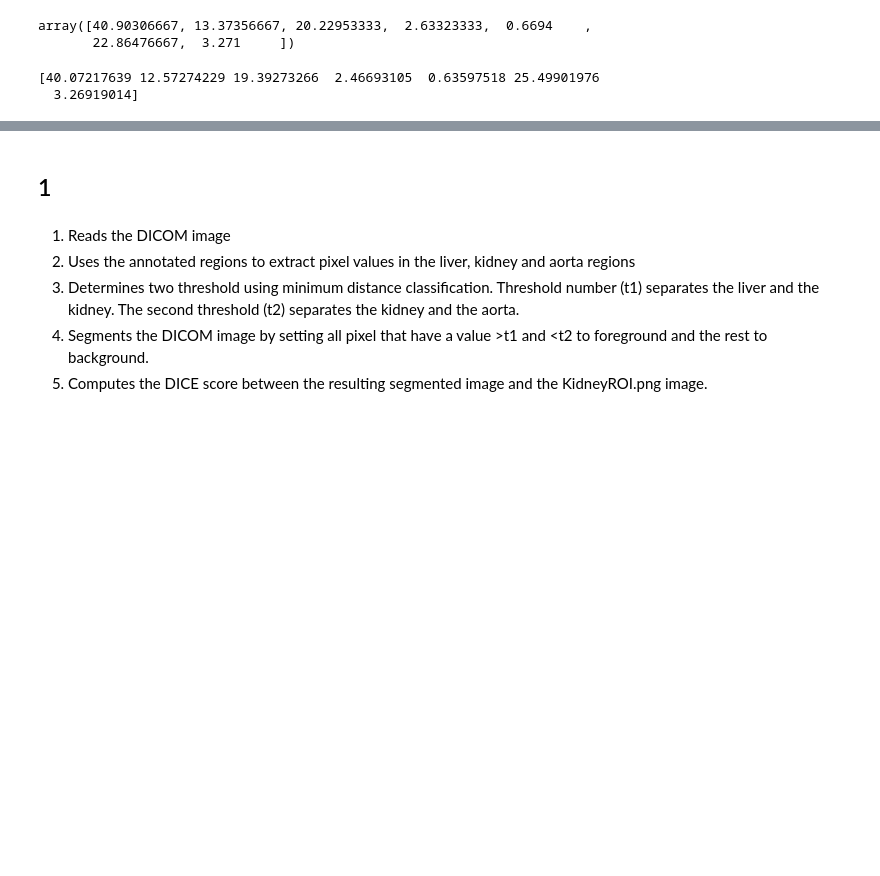
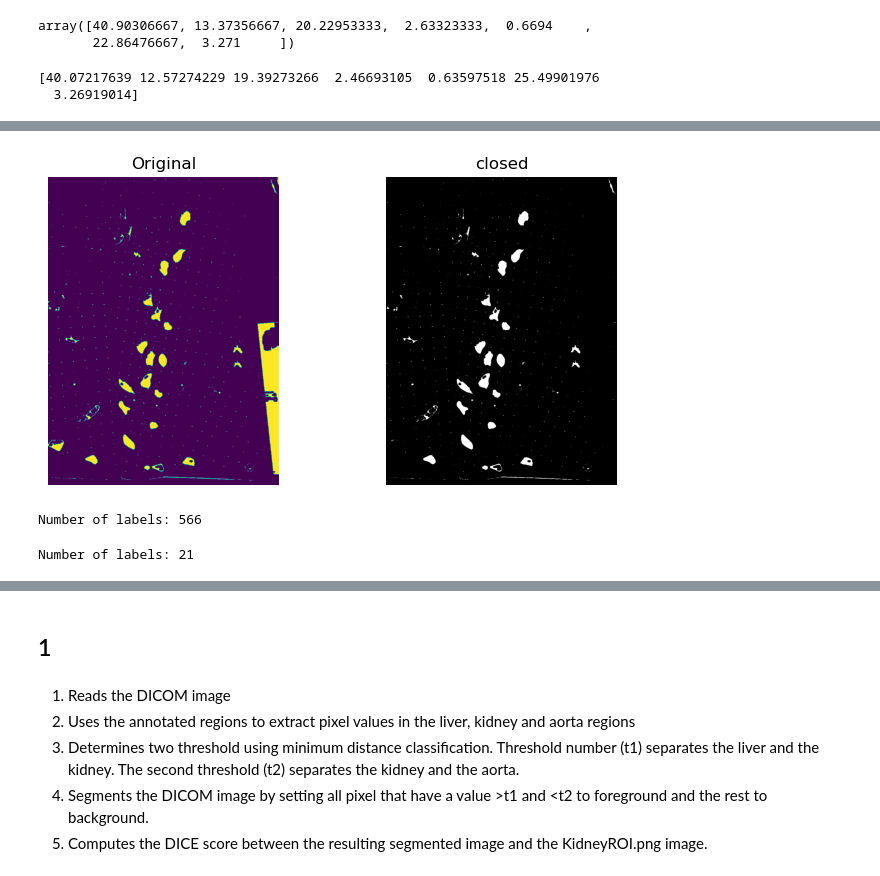
Before and after one commit to magolimbo/02502-Image-Analysis-Cheatsheet, a Jupyter notebook: Prova_sol.ipynb, the cells around one changed output, grey strips where cells are left out. Cells and saved outputs as stored; diff of their text form; code cells hidden in the pictures; blank space fills up the shorter version.

```diff
--- a/Prova_sol.ipynb
+++ b/Prova_sol.ipynb
@@ -146,0 +260,46 @@ ValueError: cannot reshape array of size 639600 into shape (533,400,1)
+# %%
+bike_img = io.imread(
+    r"C:\Users\Dell\Desktop\Git Hub\02502-Image-Analysis-Cheatsheet\Exams\dec2021\Climbing\ClimbingWall.png"
+)
+
+# Extract individual color components
+r_comp = bike_img[:, :, 0]
+g_comp = bike_img[:, :, 1]
+b_comp = bike_img[:, :, 2]
+
+segm = (r_comp < 60) & (g_comp < 200) & (b_comp < 100)
+img_segm = img_as_ubyte(segm)
+# closing
+footprint = disk(3)
+closed = closing(img_segm, footprint)
+im_process = segmentation.clear_border(closed)
+show_comparison(closed, im_process, "closed")
+label_img = measure.label(im_process)
+n_labels = label_img.max()
+print(f"Number of labels: {n_labels}")
+# %% [output]
+[figure, added]
+Number of labels: 566
+# %%
+min_area = 300
+max_perimeter = 500
+
+label_img = measure.label(closed)
+region_props = measure.regionprops(label_img)
+
+# Create a copy of the label_img
+label_img_filter = label_img.copy()
+for region in region_props:
+    # Find the areas that do not fit our criteria
+    crit1 = region.area < min_area
+    crit2 = region.perimeter > max_perimeter
+    if crit1 or crit2:
+        # set the pixels in the invalid areas to background
+        for cords in region.coords:
+            label_img_filter[cords[0], cords[1]] = 0
+
+label_img = measure.label(label_img_filter)
+n_labels = label_img.max()
+print(f"Number of labels: {n_labels}")
+# %% [output]
+Number of labels: 21
```
Also changed, not shown: parts of 23 cells of this notebook, 2 other files.
